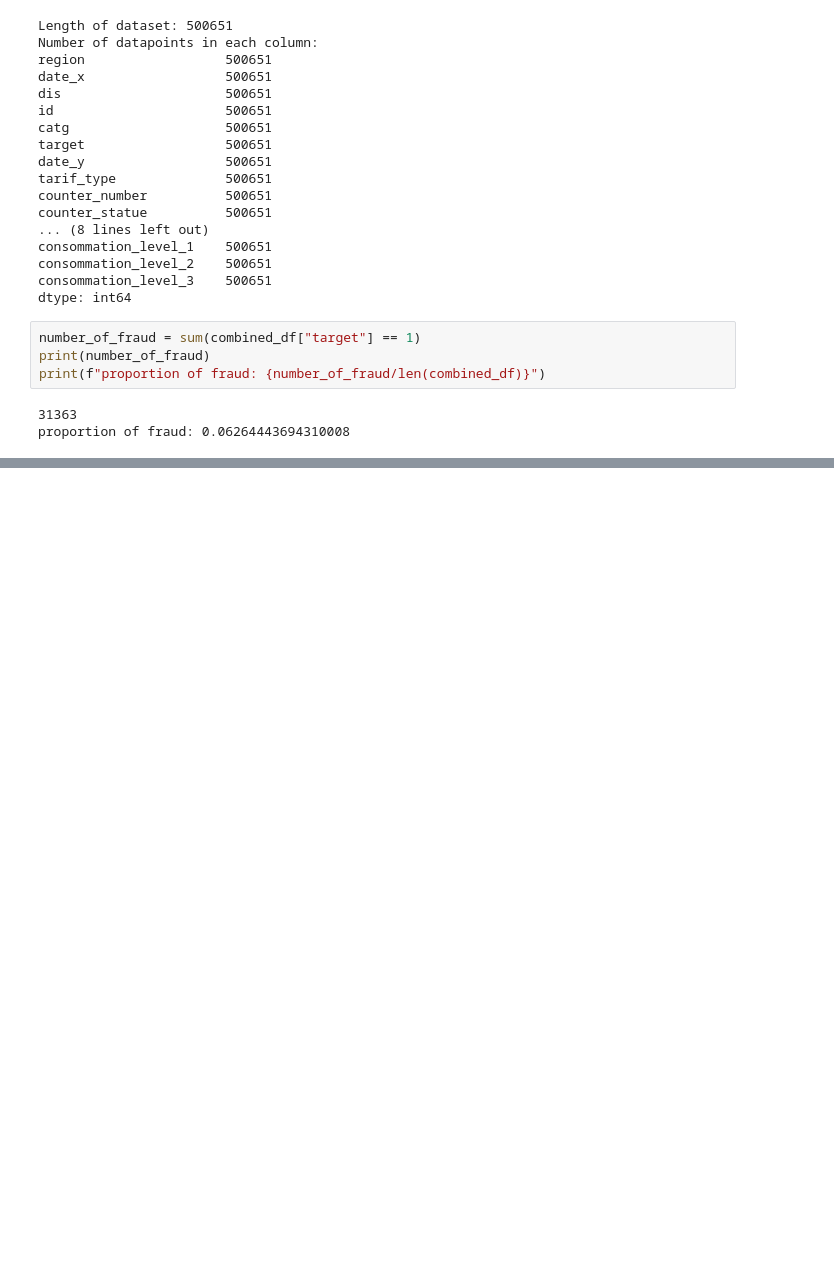
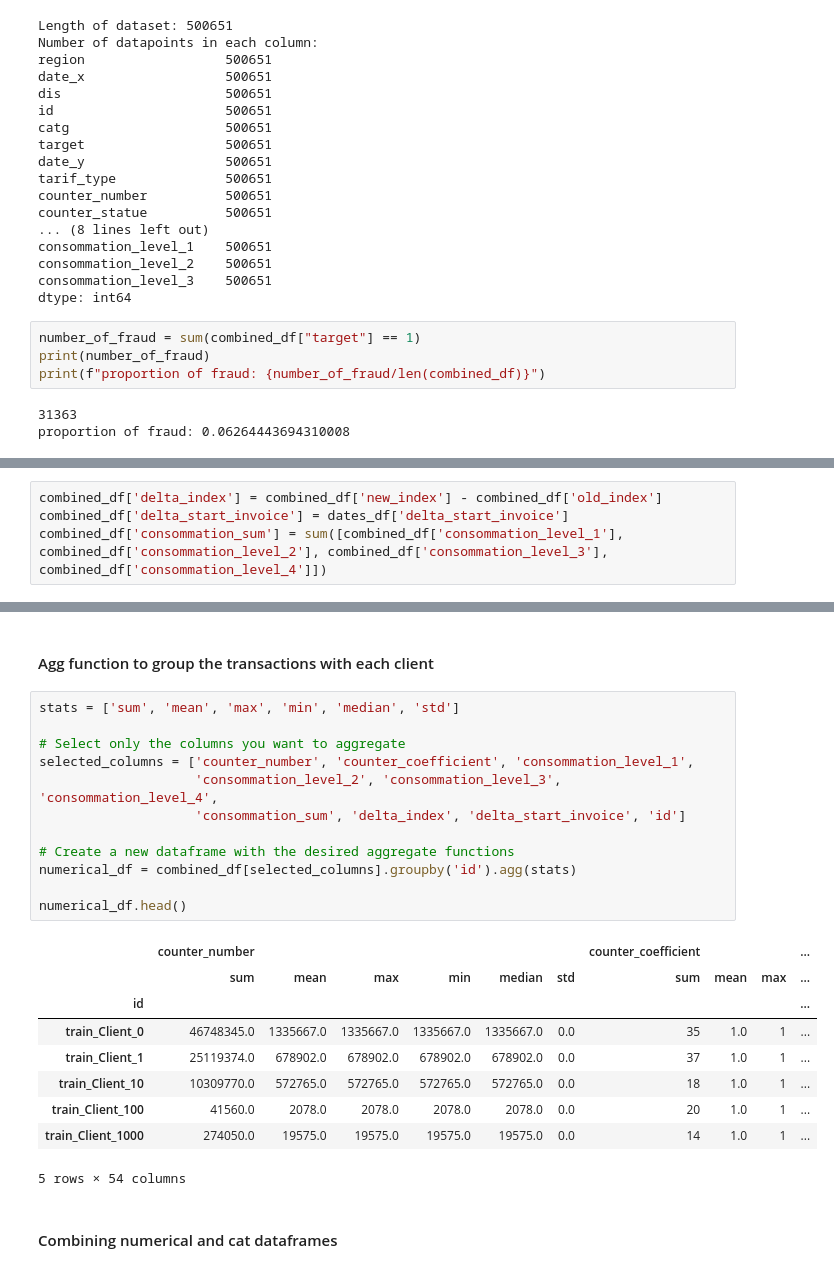
Before and after one commit to turrrray/gay, a Jupyter notebook: Fraud.ipynb, the cells around one changed output, grey strips where cells are left out. Saved outputs shown, nothing was run; the diff lists cells and outputs as text; blank space fills up the shorter version.

```diff
--- a/Fraud.ipynb
+++ b/Fraud.ipynb
@@ -115,0 +106,4 @@ client_summary.head()
+# %%
+combined_df['delta_index'] = combined_df['new_index'] - combined_df['old_index']
+combined_df['delta_start_invoice'] = dates_df['delta_start_invoice']
+combined_df['consommation_sum'] = sum([combined_df['consommation_level_1'], combined_df['consommation_level_2'], combined_df['consommation_level_3'], combined_df['consommation_level_4']])
@@ -115,0 +116,26 @@ client_summary.head()
+# %% [markdown]
+#### Agg function to group the transactions with each client
+# %%
+stats = ['sum', 'mean', 'max', 'min', 'median', 'std']
+
+# Select only the columns you want to aggregate
+selected_columns = ['counter_number', 'counter_coefficient', 'consommation_level_1',
+                    'consommation_level_2', 'consommation_level_3', 'consommation_level_4',
+                    'consommation_sum', 'delta_index', 'delta_start_invoice', 'id']
+
+# Create a new dataframe with the desired aggregate functions
+numerical_df = combined_df[selected_columns].groupby('id').agg(stats)
+
+numerical_df.head()
+# %% [output]
+|  | counter_number |  |  |  |  |  | counter_coefficient |  |  | ... |
+|  | sum | mean | max | min | median | std | sum | mean | max | ... |
+| id |  |  |  |  |  |  |  |  |  | ... |
+| train_Client_0 | 46748345.0 | 1335667.0 | 1335667.0 | 1335667.0 | 1335667.0 | 0.0 | 35 | 1.0 | 1 | ... |
+| train_Client_1 | 25119374.0 | 678902.0 | 678902.0 | 678902.0 | 678902.0 | 0.0 | 37 | 1.0 | 1 | ... |
+| train_Client_10 | 10309770.0 | 572765.0 | 572765.0 | 572765.0 | 572765.0 | 0.0 | 18 | 1.0 | 1 | ... |
+| train_Client_100 | 41560.0 | 2078.0 | 2078.0 | 2078.0 | 2078.0 | 0.0 | 20 | 1.0 | 1 | ... |
+| train_Client_1000 | 274050.0 | 19575.0 | 19575.0 | 19575.0 | 19575.0 | 0.0 | 14 | 1.0 | 1 | ... |
+5 rows × 54 columns
+# %% [markdown]
+#### Combining numerical and cat dataframes
```
Also changed, not shown: parts of 17 cells of this notebook.
